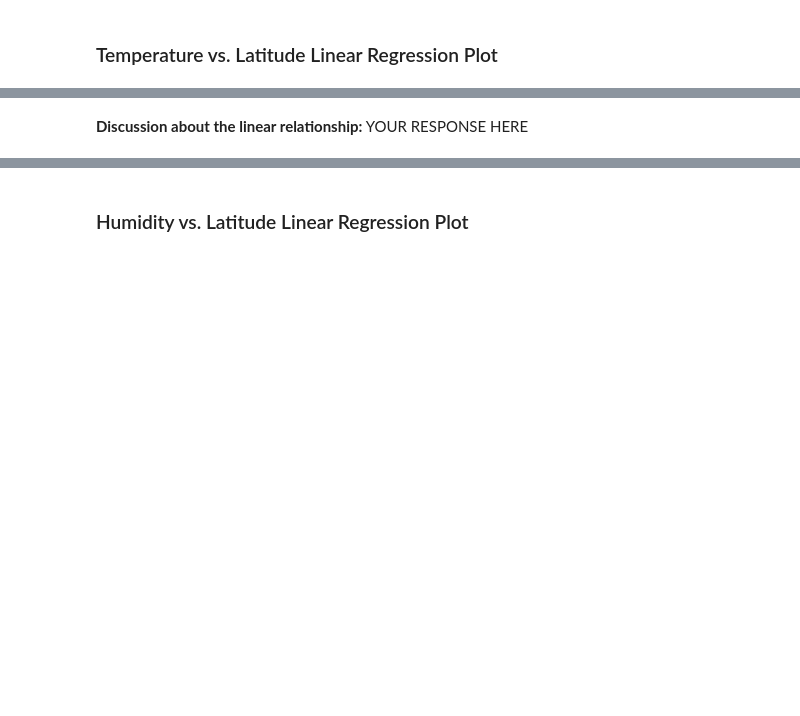
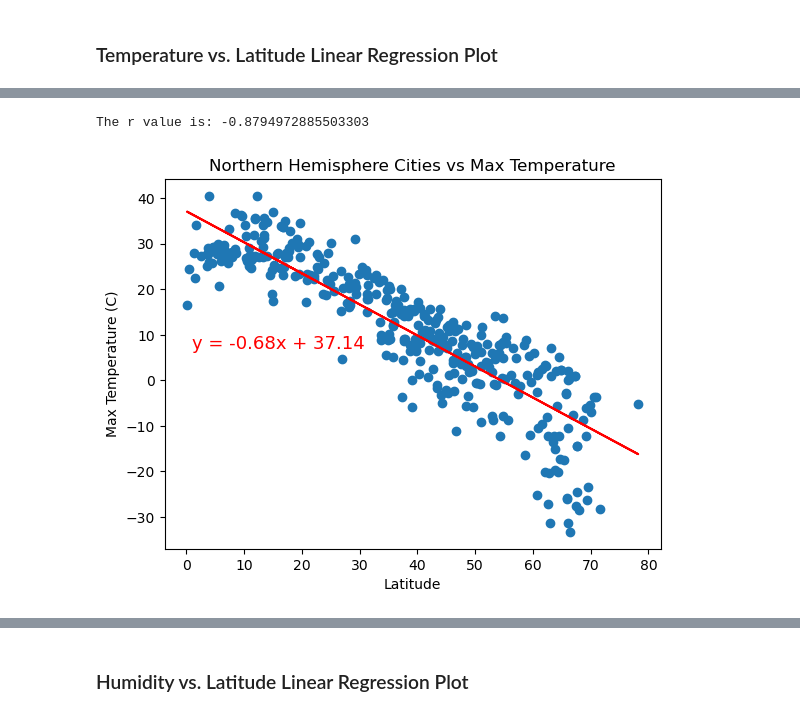
Before and after one commit to jacktemme/python-api-challenge, a Jupyter notebook: WeatherPy.ipynb, the cells around one changed output, grey strips where cells are left out. Cells and saved outputs as stored; diff of their text form; code cells hidden in the pictures; blank space fills up the shorter version.

```diff
--- a/WeatherPy.ipynb
+++ b/WeatherPy.ipynb
@@ -300,2 +297,9 @@ plt.show()
+# %%
+# Define a function to create Linear Regression plots
+def regress(x,y):
+    slope, intercept, rvalue, pvalue, stderr = linregress(x,y)
+    regress_values = slope * x + intercept
+    line_fit = f'y = {round(slope,2)}x + {round(intercept,2)}'
+    return regress_values, line_fit, rvalue
 # %%
 # Create a DataFrame with the Northern Hemisphere data (Latitude >= 0)
@@ -342,2 +334,16 @@ The r-value is: 0.4121057168607245
-# %% [markdown]
-**Discussion about the linear relationship:** YOUR RESPONSE HERE
+# %%
+# Linear regression on Northern Hemisphere
+x = northern_hemi_df['Lat']
+y = northern_hemi_df['Max Temp']
+regress_values, line_fit, rvalue = regress(x, y)
+print(f"The r value is: {rvalue}")
+plt.scatter(x,y)
+plt.plot(x, regress_values, color = "red")
+plt.annotate(line_fit, xy = (1,7), fontsize = 13, color = "red")
+plt.xlabel("Latitude")
+plt.ylabel("Max Temperature (C)")
+plt.title("Northern Hemisphere Cities vs Max Temperature")
+plt.show()
+# %% [output]
+The r value is: -0.8794972885503303
+[figure, added]
```
Also changed, not shown: parts of 19 cells of this notebook.
